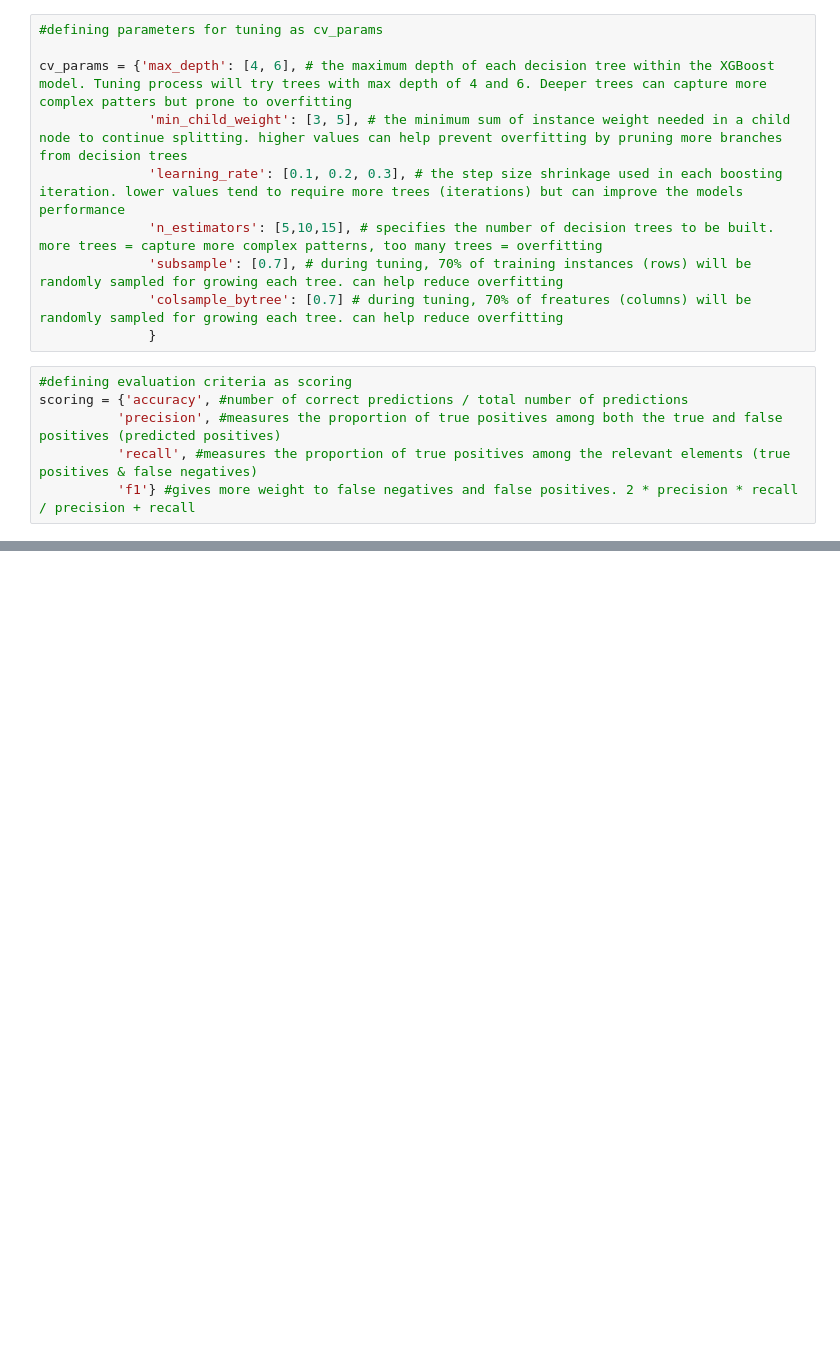
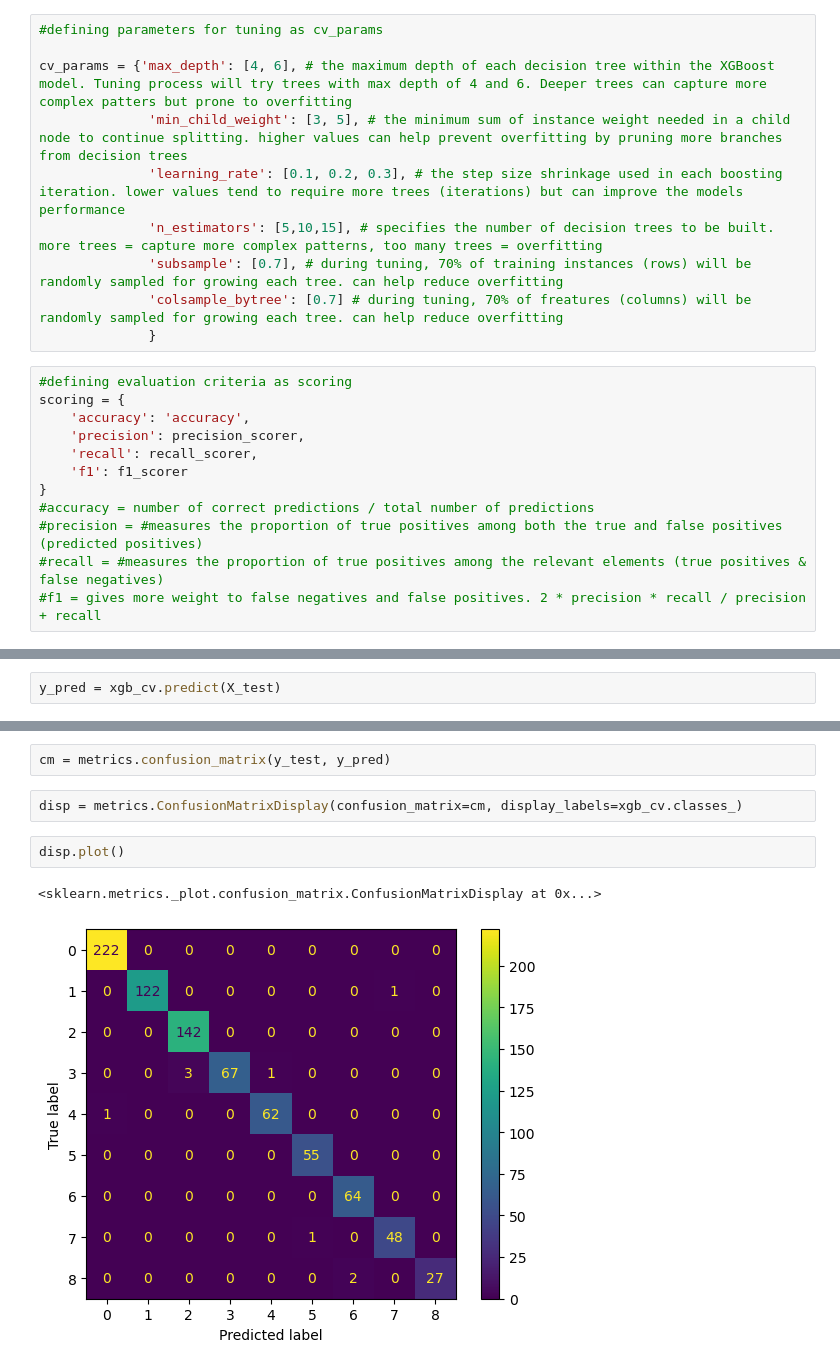
Before and after one commit to lundq163/FRF_results_viz, a Jupyter notebook: GBM_work/GBM.ipynb, the cells around one changed output, grey strips where cells are left out. Drawn from its saved outputs; the diff is of its cells as text; blank space fills up the shorter version.

```diff
--- a/GBM_work/GBM.ipynb
+++ b/GBM_work/GBM.ipynb
@@ -134,10 +198,16 @@ cv_params = {'max_depth': [4, 6], # the maximum depth of each decision tree with
               }
 # %%
 #defining evaluation criteria as scoring
-scoring = {'accuracy', #number of correct predictions / total number of predictions
-          'precision', #measures the proportion of true positives among both the true and false positives (predicted positives)
-          'recall', #measures the proportion of true positives among the relevant elements (true positives & false negatives)
-          'f1'} #gives more weight to false negatives and false positives. 2 * precision * recall / precision + recall
+scoring = {
+    'accuracy': 'accuracy',
+    'precision': precision_scorer,
+    'recall': recall_scorer,
+    'f1': f1_scorer
+}
+#accuracy = number of correct predictions / total number of predictions
+#precision = #measures the proportion of true positives among both the true and false positives (predicted positives)
+#recall = #measures the proportion of true positives among the relevant elements (true positives & false negatives)
+#f1 = gives more weight to false negatives and false positives. 2 * precision * recall / precision + recall
 # %%
 #utilizing GridSearchCV to find optimal parameter values
 xgb_cv = GridSearchCV(xgb, cv_params, scoring = scoring,
@@ -153,0 +252,2 @@ NameError: name 'xgb_cv' is not defined
+# %%
+y_pred = xgb_cv.predict(X_test)
@@ -153,0 +279,9 @@ NameError: name 'xgb_cv' is not defined
+# %%
+cm = metrics.confusion_matrix(y_test, y_pred)
+# %%
+disp = metrics.ConfusionMatrixDisplay(confusion_matrix=cm, display_labels=xgb_cv.classes_)
+# %%
+disp.plot()
+# %% [output]
+<sklearn.metrics._plot.confusion_matrix.ConfusionMatrixDisplay at 0x...>
+[figure, added]
```
Also changed, not shown: parts of 20 cells of this notebook, 2 other files.
